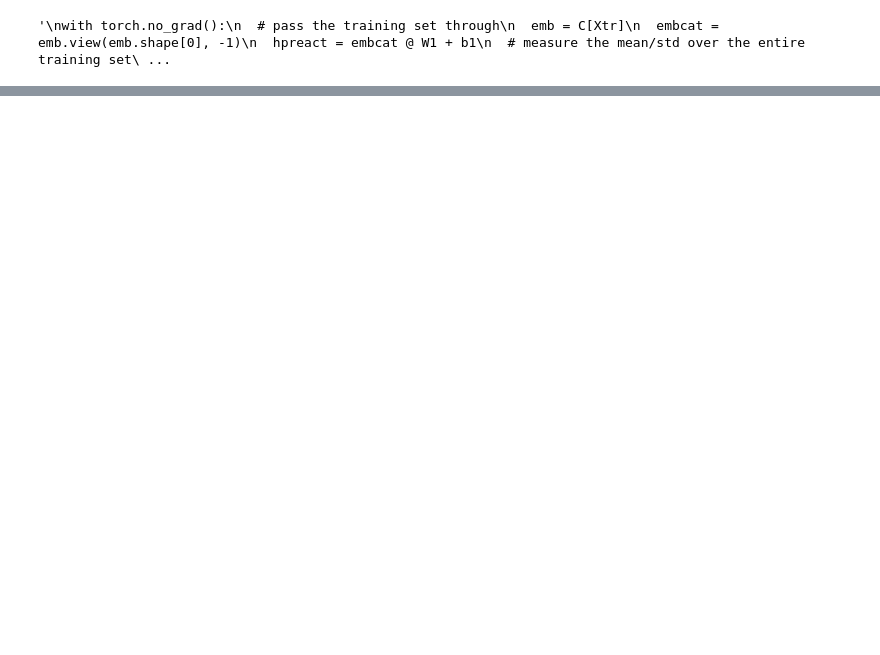
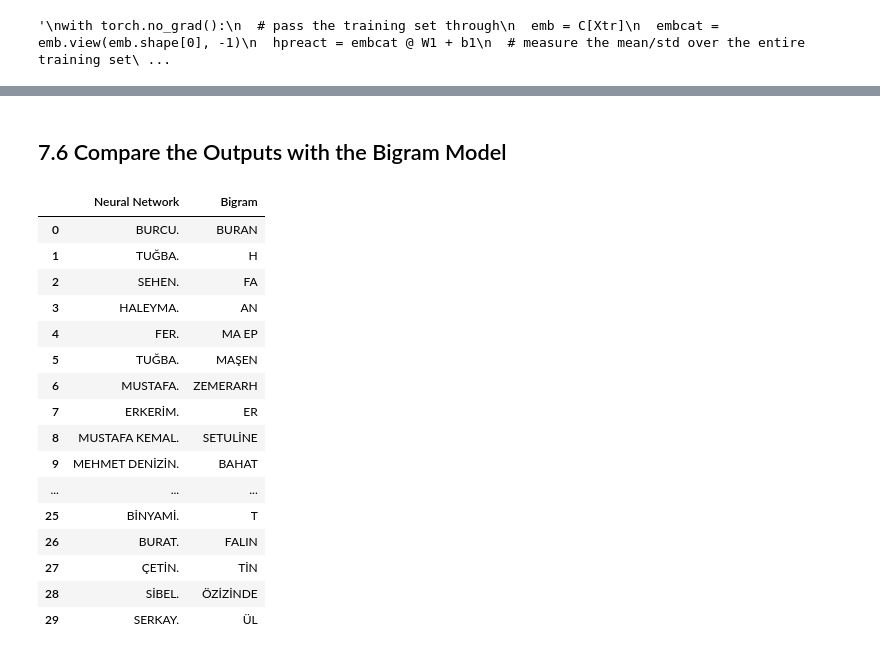
Before and after one commit to EdizArkin/yz50, a Jupyter notebook: week-4/w4_activations_gradients_batchnorm.ipynb, the cells around one changed output, grey strips where cells are left out. Cells and saved outputs as stored; diff of their text form; code cells hidden in the pictures; blank space fills up the shorter version.

```diff
--- a/week-4/w4_activations_gradients_batchnorm.ipynb
+++ b/week-4/w4_activations_gradients_batchnorm.ipynb
@@ -812,0 +841,4 @@ val 2.106746196746826
+# %%
+# read in all the words
+words_tr = open('../data/isimler.txt', 'r', encoding='utf-8').read().splitlines()
+words_tr[:8]
@@ -812,0 +885,23 @@ val 2.106746196746826
+# %%
+# MLP revisited
+n_embd = 10 # the dimensionality of the character embedding vectors
+n_hidden = 200 # the number of neurons in the hidden layer of the MLP
+
+g = torch.Generator().manual_seed(2147483647) # for reproducibility
+C  = torch.randn((vocab_size, n_embd),            generator=g)
+W1 = torch.randn((n_embd * block_size, n_hidden), generator=g) # * (5/3) / (n_embd * block_size)**0.5
+torch.nn.init.kaiming_normal_(W1, nonlinearity='tanh') # initialize the weights of the first layer using Kaiming normal initialization, normally used for ReLU activations, but can also be used for tanh activations. This helps in maintaining the variance of the activations across layers, which can lead to better convergence during training.
+#b1 = torch.randn(n_hidden,                        generator=g) * 0.01
+W2 = torch.randn((n_hidden, vocab_size),          generator=g) * 0.01
+b2 = torch.randn(vocab_size,                      generator=g) * 0
+
+
+bngain = torch.ones((1, n_hidden)) # gain parameter for batch normalization
+bnbias = torch.zeros((1, n_hidden)) # bias parameter for batch normalization
+bnmean_running = torch.zeros((1, n_hidden)) # running mean for batch normalization
+bnstd_running = torch.ones((1, n_hidden)) # running std for batch normalization
+
+parameters = [C, W1, W2, b2, bngain, bnbias]
+print(sum(p.nelement() for p in parameters)) # number of parameters in total
+for p in parameters:
+    p.requires_grad = True
@@ -812,0 +1041,38 @@ val 2.106746196746826
+# %% [markdown]
+## 7.6 Compare the Outputs with the Bigram Model
+# %%
+# Bigram model names
+# ANN model names
+bigram_names = [
+    "BURAN", "H", "FA", "AN", "MA EP", "MAŞEN", "ZEMERARH",
+    "ER", "SETULİNE", "BAHAT", "AHİK", "BR", "ÇİNCE", "YDULAMHATU",
+    "TUNETMERE", "SET", "MZGE", "SE MRCİT", "A", "TM",
+    "AŞABAMURKERULAT", "BİRAYGÜLAKARANEMUA", "MATİZER", "Ç CİLL",
+    "EYZUNUAYFAHMİRSA", "T", "FALIN", "TİN", "ÖZİZİNDE", "ÜL"
+]
+
+# Comparison table
+df = pd.DataFrame({
+    "Neural Network": model_names,
+    "Bigram": bigram_names
+})
+
+df
+# %% [output]
+|  | Neural Network | Bigram |
+| 0 | BURCU. | BURAN |
+| 1 | TUĞBA. | H |
+| 2 | SEHEN. | FA |
+| 3 | HALEYMA. | AN |
+| 4 | FER. | MA EP |
+| 5 | TUĞBA. | MAŞEN |
+| 6 | MUSTAFA. | ZEMERARH |
+| 7 | ERKERİM. | ER |
+| 8 | MUSTAFA KEMAL. | SETULİNE |
+| 9 | MEHMET DENİZİN. | BAHAT |
+| ... | ... | ... |
+| 25 | BİNYAMİ. | T |
+| 26 | BURAT. | FALIN |
+| 27 | ÇETİN. | TİN |
+| 28 | SİBEL. | ÖZİZİNDE |
+| 29 | SERKAY. | ÜL |
```
Also changed, not shown: parts of 28 cells of this notebook.
